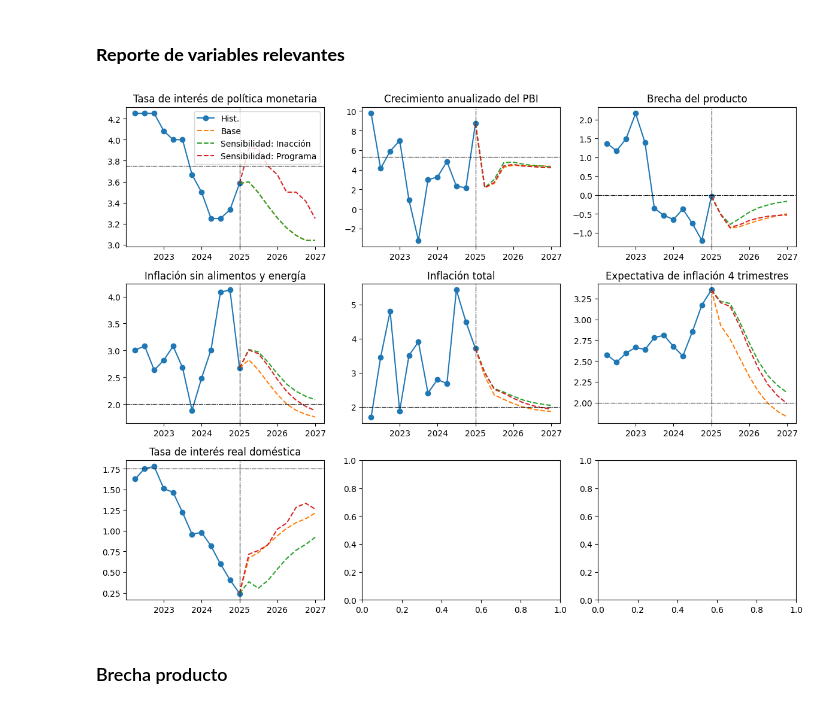
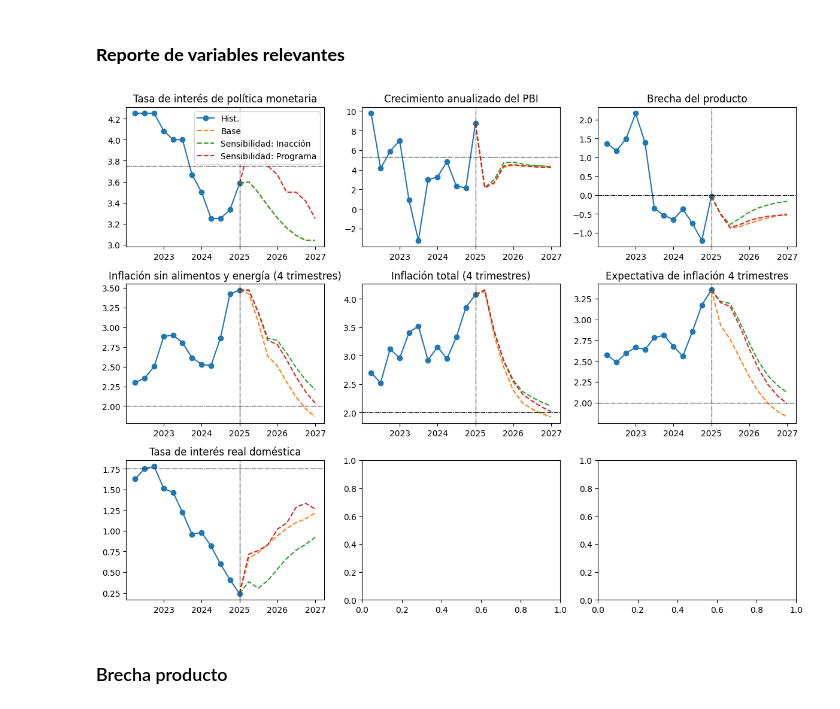
Before and after one commit to jamayat/CUECOPolMon, a Jupyter notebook: 01_Clase_sobre_MPT_CoefAlt.ipynb, the cells around one changed output. Cells and saved outputs as stored; diff of their text form; code cells hidden in the pictures.

```diff
--- a/01_Clase_sobre_MPT_CoefAlt.ipynb
+++ b/01_Clase_sobre_MPT_CoefAlt.ipynb
@@ -269,43 +270,43 @@ fig, axs = HTS.plotTSforecast(
 ### **Reporte de variables relevantes**
 # %%
 # Variables to plot - Monetary policy and inflation focus
-variables = ['i', 'DY', 'y', 'Dpsae', 'Dp', 'ED4p', 'Rmn']
+variables = ['i', 'DY', 'y', 'D4psae', 'D4p', 'ED4p', 'Rmn']
 
 # Descriptive names
 nombres = [
     'Tasa de interés de política monetaria',
     'Crecimiento anualizado del PBI',
     'Brecha del producto',
-    'Inflación sin alimentos y energía',
-    'Inflación total',
+    'Inflación sin alimentos y energía (4 trimestres)',
+    'Inflación total (4 trimestres)',
     'Expectativa de inflación 4 trimestres',
     'Tasa de interés real doméstica'
 ]
 
 # Steady-state values
 ss_values = [
     3.75,   # i (Rmn_ss + Dp_ss = 1.75 + 2.00)
     5.30,   # DY (DY_ss)
     0.00,   # y
     2.00,   # Dpsae (Dp_ss)
     2.00,   # Dp (Dp_ss)
     2.00,   # ED4p (Dp_ss)
     1.75    # Rmn (Rmn_ss)
 ]
 
 # Plot configuration (3x3 grid with 2 empty spots)
 fig, axs = HTS.plotTSforecast(
     BDdictsens,
     variables,
     nombres,
     ss_values,
     FH,
     HH,
     3,  # 3 rows
     3   # 3 columns
 )
 # %% [output]
-[figure, old version]
+[figure, new version]
 # %% [markdown]
 ### Brecha producto
 # %%
```
Also changed, not shown: parts of 1 cell of this notebook.
